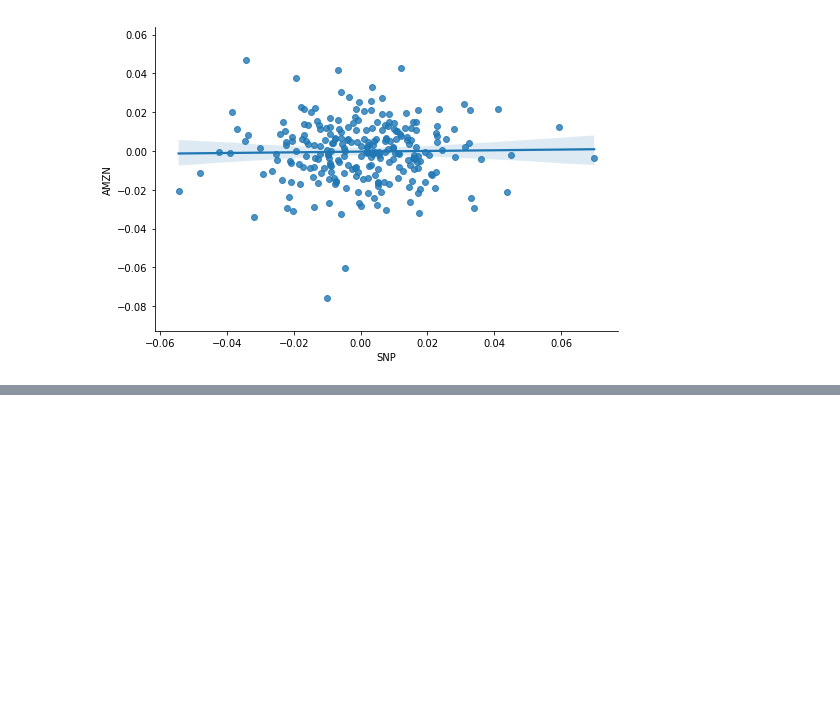
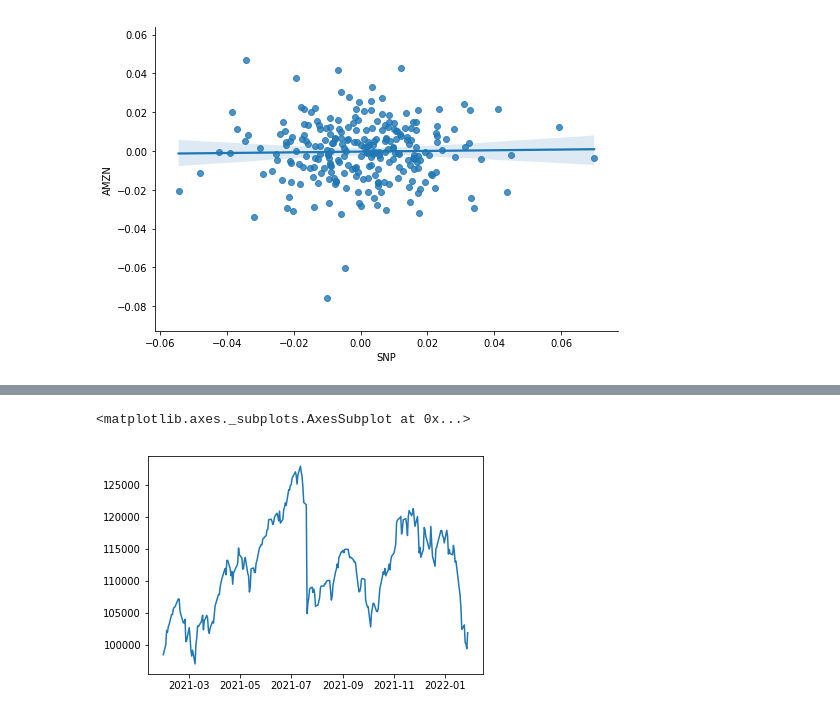
Before and after one commit to Maurolp15/JMB_Portfolio_Project, a Jupyter notebook: proj_1.ipynb, the cells around one changed output, grey strips where cells are left out. Saved outputs shown, nothing was run; the diff lists cells and outputs as text; code cells hidden in the pictures; blank space fills up the shorter version.

```diff
--- a/proj_1.ipynb
+++ b/proj_1.ipynb
@@ -342,0 +358,3 @@ cumulative_returns.plot()
+# %%
+portfolio_tickers = df_daily_returns.drop(columns="SNP")
+portfolio_tickers
@@ -342,0 +375,11 @@ cumulative_returns.plot()
+# %%
+# Set weights for corresponding risk profile of stocks, use the `dot` function to multiply each weight by the corresponding stock daily return
+# plot cumulative portfolio returns
+initial_invest=100000
+weights = [0.2, 0.2, 0.2, 0.2, 0.2]
+portfolio_returns = portfolio_tickers.dot(weights)
+cumulative_portfolio_returns = (1 + portfolio_returns).cumprod()
+(initial_invest *  cumulative_portfolio_returns).plot()
+# %% [output]
+<matplotlib.axes._subplots.AxesSubplot at 0x...>
+[figure, added]
```
Also changed, not shown: parts of 24 cells of this notebook, 1 other file.
